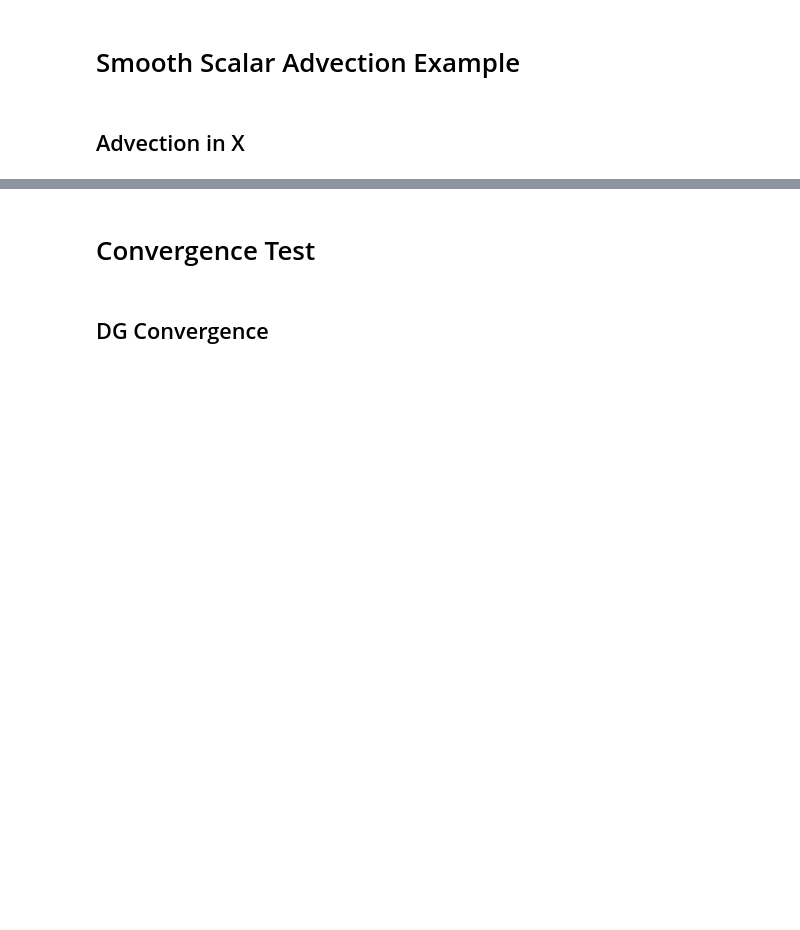
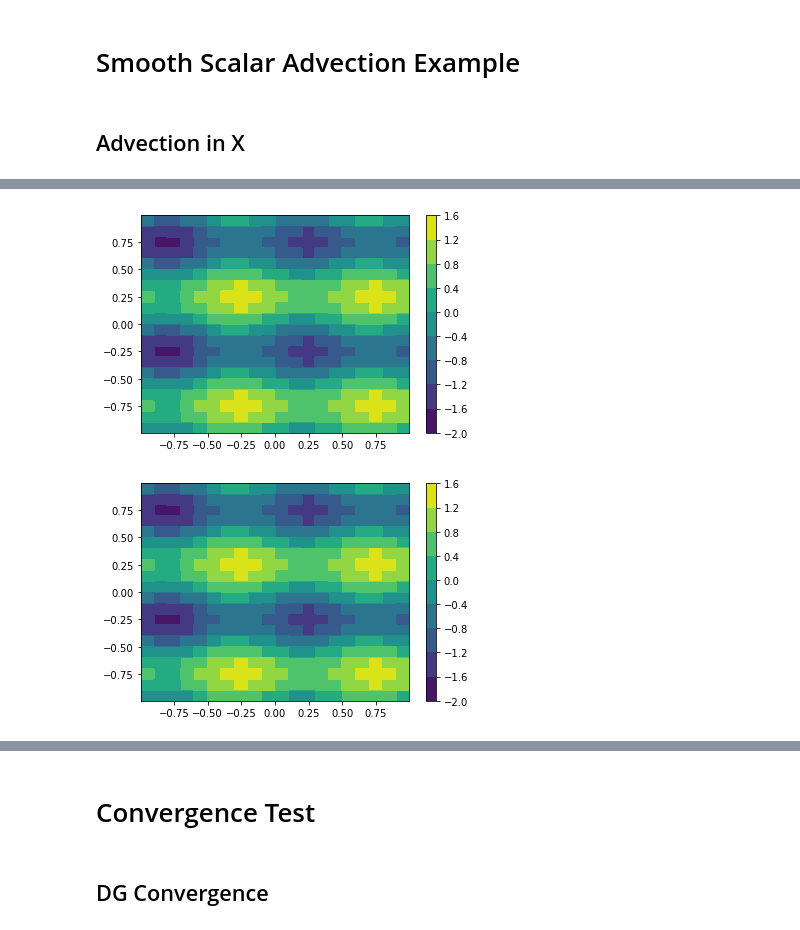
Before and after one commit to caleblogemann/pydogpack, a Jupyter notebook: apps/twodimensional/advection/smoothscalarexample/smooth_scalar_example.ipynb, the cells around one changed output, grey strips where cells are left out. Cells and saved outputs as stored; diff of their text form; code cells hidden in the pictures; blank space fills up the shorter version.

```diff
--- a/apps/twodimensional/advection/smoothscalarexample/smooth_scalar_example.ipynb
+++ b/apps/twodimensional/advection/smoothscalarexample/smooth_scalar_example.ipynb
@@ -28,13 +28,14 @@ problem.parameters["time_stepping"]["time_stepping_class"] = "explicit_runge_kut
 problem.parameters["time_stepping"]["is_verbose"] = False
 problem.parameters["time_stepping"]["num_frames"] = 3
 problem.parameters["time_stepping"]["order"] = space_time_order
+problem.parameters["time_stepping"]["is_verbose"] = True
 
 x_left = -1.0
 x_right = 1.0
 y_bottom = -1.0
 y_top = 1.0
-num_rows = 10
-num_cols = 10
+num_rows = 20
+num_cols = 20
 problem.parameters["mesh"]["mesh_class"] = "mesh_2d_cartesian"
 problem.parameters["mesh"]["x_left"] = x_left
 problem.parameters["mesh"]["x_right"] = x_right
@@ -57,5 +58,3 @@ delta_t = float(dg_utils.get_delta_t(cfl, problem.max_wavespeed, elem_vol))
 problem.parameters["delta_t"] = delta_t
 
 problem._setup_objects()
-
-final_solution = main.run(problem)
@@ -67,0 +70,5 @@ problem.parameters["delta_t"]
+# %%
+final_solution.create_plot()
+# %% [output]
+[figure, added]
+[figure, added]
```
Also changed, not shown: parts of 4 cells of this notebook, 11 other files.
